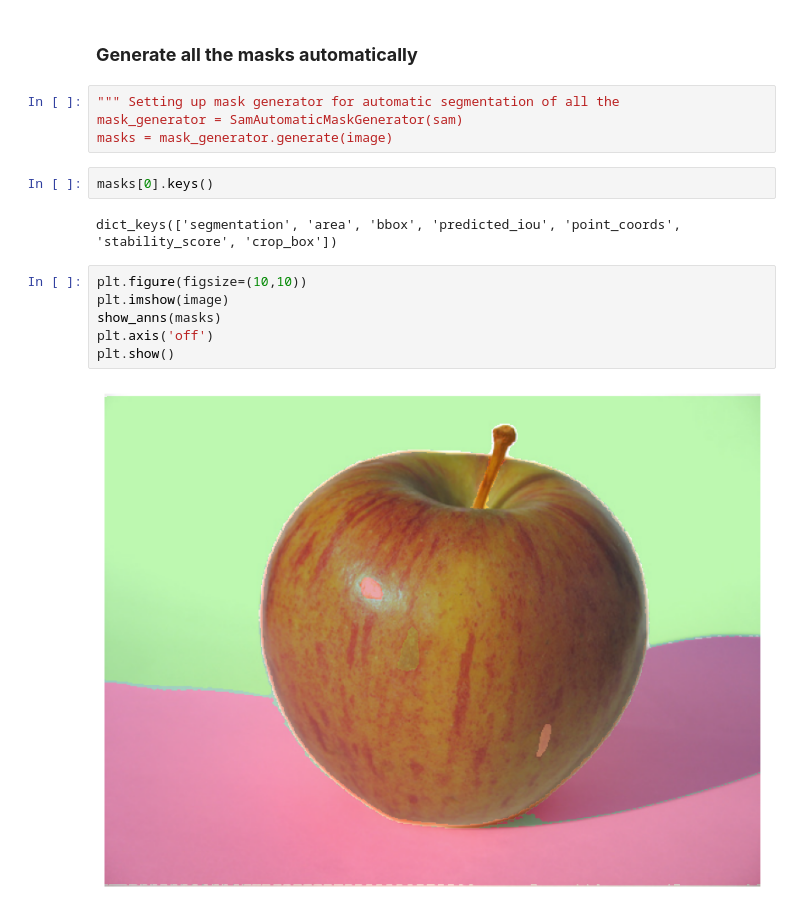
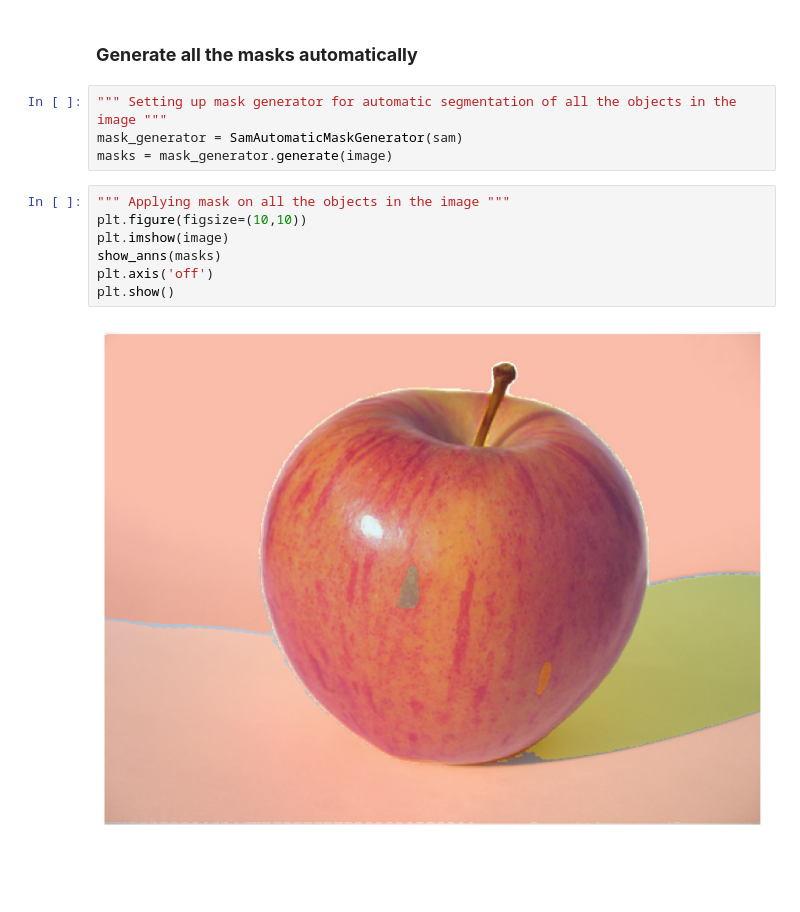
Before and after one commit to objectcomputing/ml-ops-segment-anything, a Jupyter notebook: demo-notebooks/sam-demo.ipynb, the cells around one changed output. Saved outputs shown, nothing was run; the diff lists cells and outputs as text; blank space fills up the shorter version.

```diff
--- a/demo-notebooks/sam-demo.ipynb
+++ b/demo-notebooks/sam-demo.ipynb
@@ -176,18 +176,15 @@ for i, (mask, score) in enumerate(zip(masks, scores)):
 # %% [markdown]
 ### **Generate all the masks automatically**
 # %%
-""" Setting up mask generator for automatic segmentation of all the
+""" Setting up mask generator for automatic segmentation of all the objects in the image """
 mask_generator = SamAutomaticMaskGenerator(sam)
 masks = mask_generator.generate(image)
-# %%
-masks[0].keys()
-# %% [output]
-dict_keys(['segmentation', 'area', 'bbox', 'predicted_iou', 'point_coords', 'stability_score', 'crop_box'])
 # %%
+""" Applying mask on all the objects in the image """
 plt.figure(figsize=(10,10))
 plt.imshow(image)
 show_anns(masks)
 plt.axis('off')
 plt.show()
 # %% [output]
-[figure, old version]
+[figure, new version]
```
